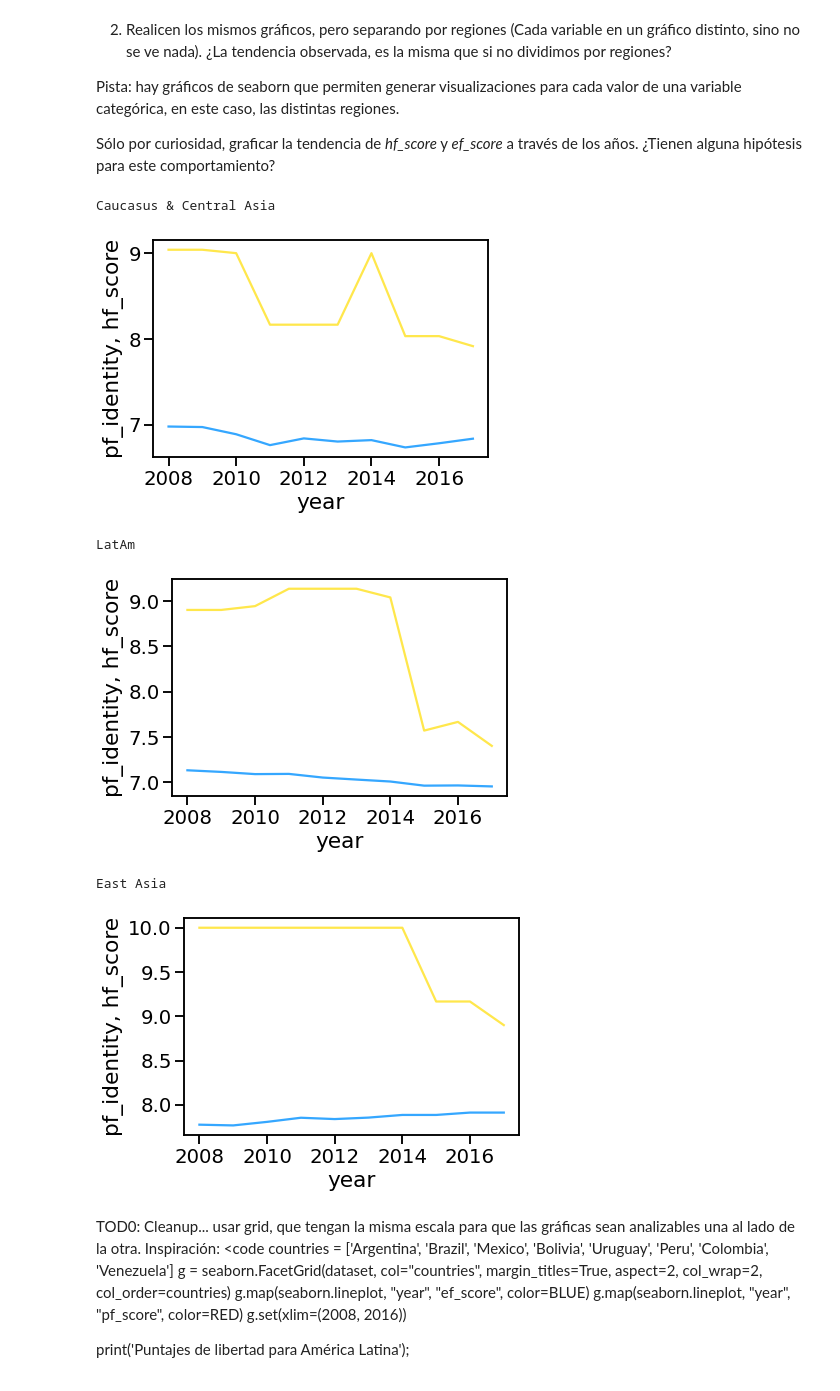
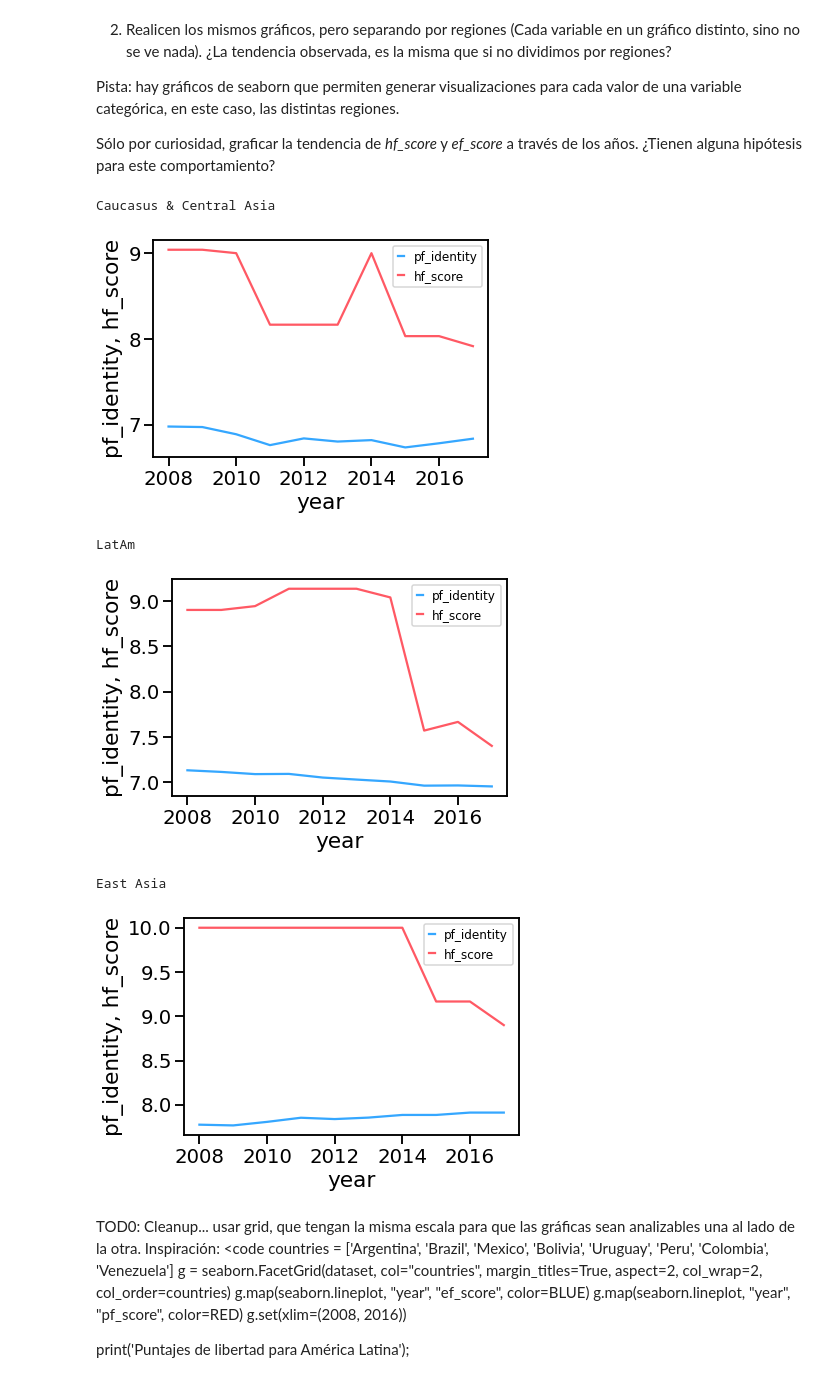
Before and after one commit to diplodatos2020-grupo5/AnalisisyVisualizacion, a Jupyter notebook: practico.ipynb, the cells around one changed output. Drawn from its saved outputs; the diff is of its cells as text; code cells hidden in the pictures.

```diff
--- a/practico.ipynb
+++ b/practico.ipynb
@@ -318,23 +324,24 @@ Sólo por curiosidad, graficar la tendencia de *hf_score* y *ef_score* a través
 # %%
 data_ = dataset_base.groupby(["year","region"]).mean().reset_index()
 
 def plot_means(region):
     region_df = data_[data_.region==region]
     ax=seaborn.lineplot(x="year", y="hf_score", data=region_df,color=BLUE)
-    seaborn.lineplot(x="year", y="pf_identity", data=region_df,color=YELLOW)
+    seaborn.lineplot(x="year", y="pf_identity", data=region_df,color=RED)
     ax.set(ylabel='pf_identity, hf_score', xlabel='year')
+    legend = ax.legend(labels=['pf_identity', 'hf_score'],handlelength=.5,fontsize=12)
     print(region)
     plt.show()
 plot_means("Caucasus & Central Asia")
 plot_means("LatAm")
 plot_means('East Asia')
 # %% [output]
 Caucasus & Central Asia
-[figure, old version]
+[figure, new version]
 LatAm
-[figure, old version]
+[figure, new version]
 East Asia
-[figure, old version]
+[figure, new version]
 # %% [markdown]
 TOD0: Cleanup... usar grid, que tengan la misma escala para que las gráficas sean analizables una al lado de la otra.
 Inspiración:
```
Also changed, not shown: parts of 4 cells of this notebook.
